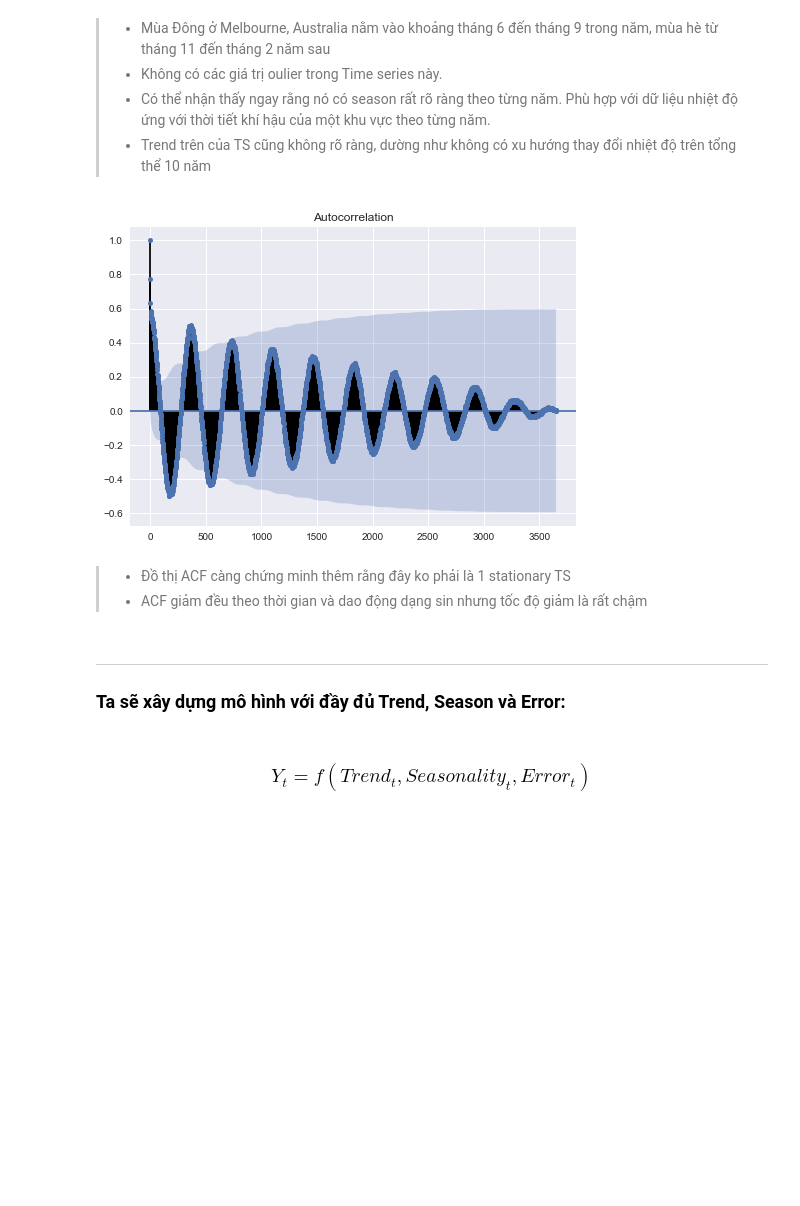
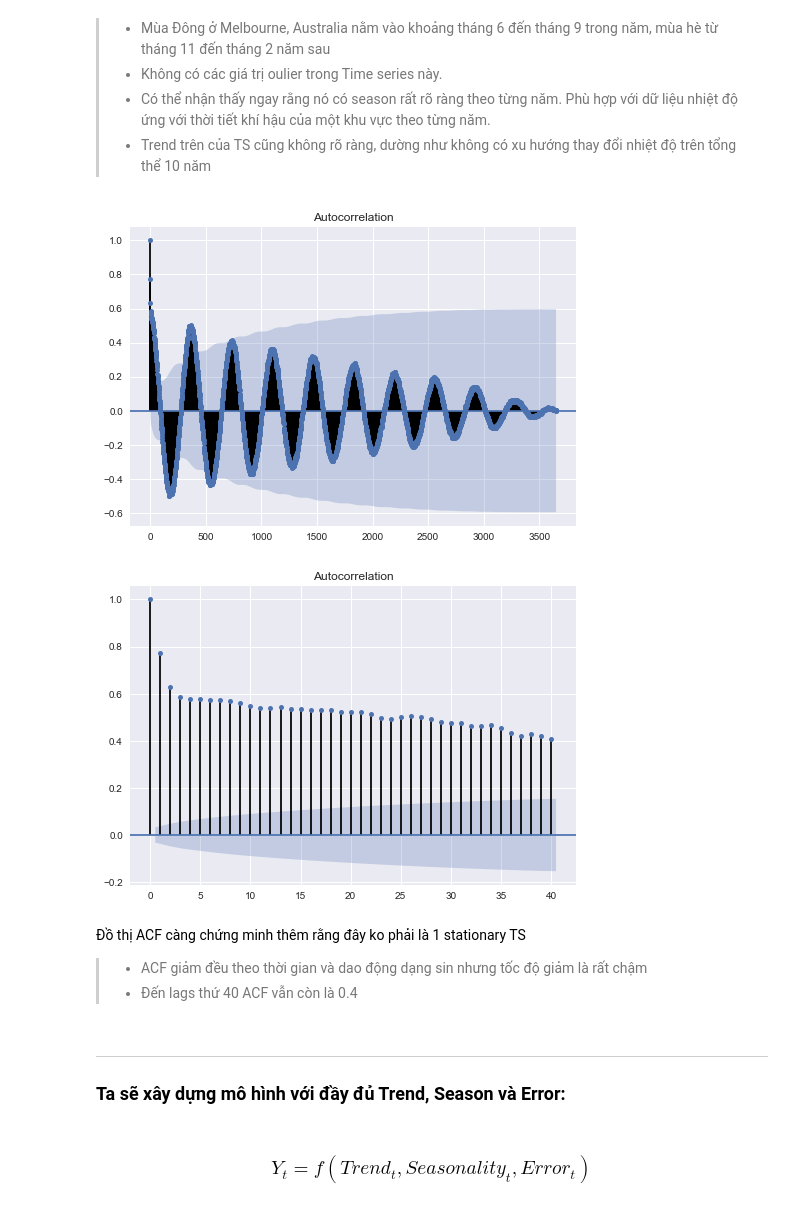
Before and after one commit to dk-tran92/Py4DS, a Jupyter notebook: Minimum-Daily-Temperatures_Analysis-and-Forecast.ipynb, the cells around one changed output. Cells and saved outputs as stored; diff of their text form; code cells hidden in the pictures; blank space fills up the shorter version.

```diff
--- a/Minimum-Daily-Temperatures_Analysis-and-Forecast.ipynb
+++ b/Minimum-Daily-Temperatures_Analysis-and-Forecast.ipynb
@@ -73,12 +74,16 @@ plt.show()
 >- Trend trên của TS cũng không rõ ràng, dường như không có xu hướng thay đổi nhiệt độ trên tổng thể 10 năm
 # %%
 plot_acf(data['Temp'], fft=False, lags=len(data)-1)
+plot_acf(data['Temp'], fft=False, lags=40)
+
 plt.show()
 # %% [output]
 [figure]
+[figure, added]
 # %% [markdown]
->- Đồ thị ACF càng chứng minh thêm rằng đây ko phải là 1 stationary TS <br>
+Đồ thị ACF càng chứng minh thêm rằng đây ko phải là 1 stationary TS <br>
 >- ACF giảm đều theo thời gian và dao động dạng sin nhưng tốc độ giảm là rất chậm
+>- Đến lags thứ 40 ACF vẫn còn là 0.4
 # %% [markdown]
 ***
 <h3>Ta sẽ xây dựng mô hình với đầy đủ Trend, Season và Error:<h3> <br>
```
Also changed, not shown: parts of 49 cells of this notebook.
